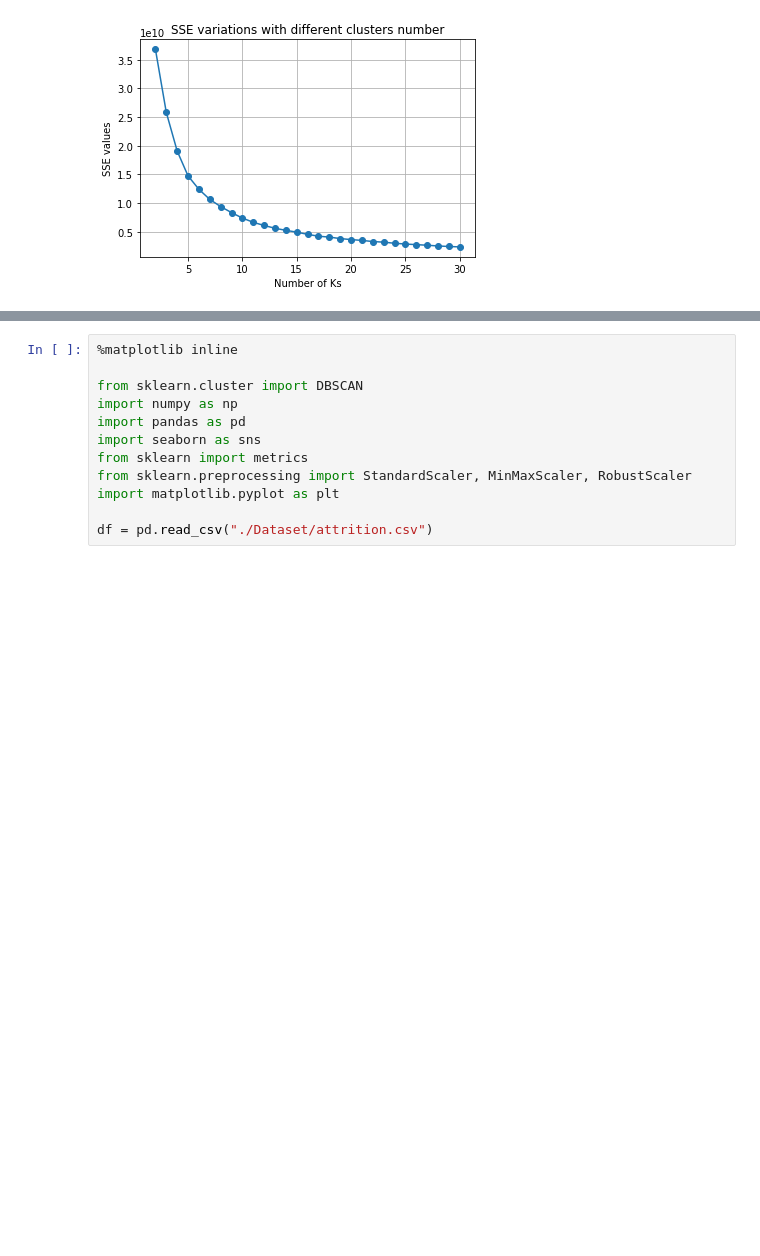
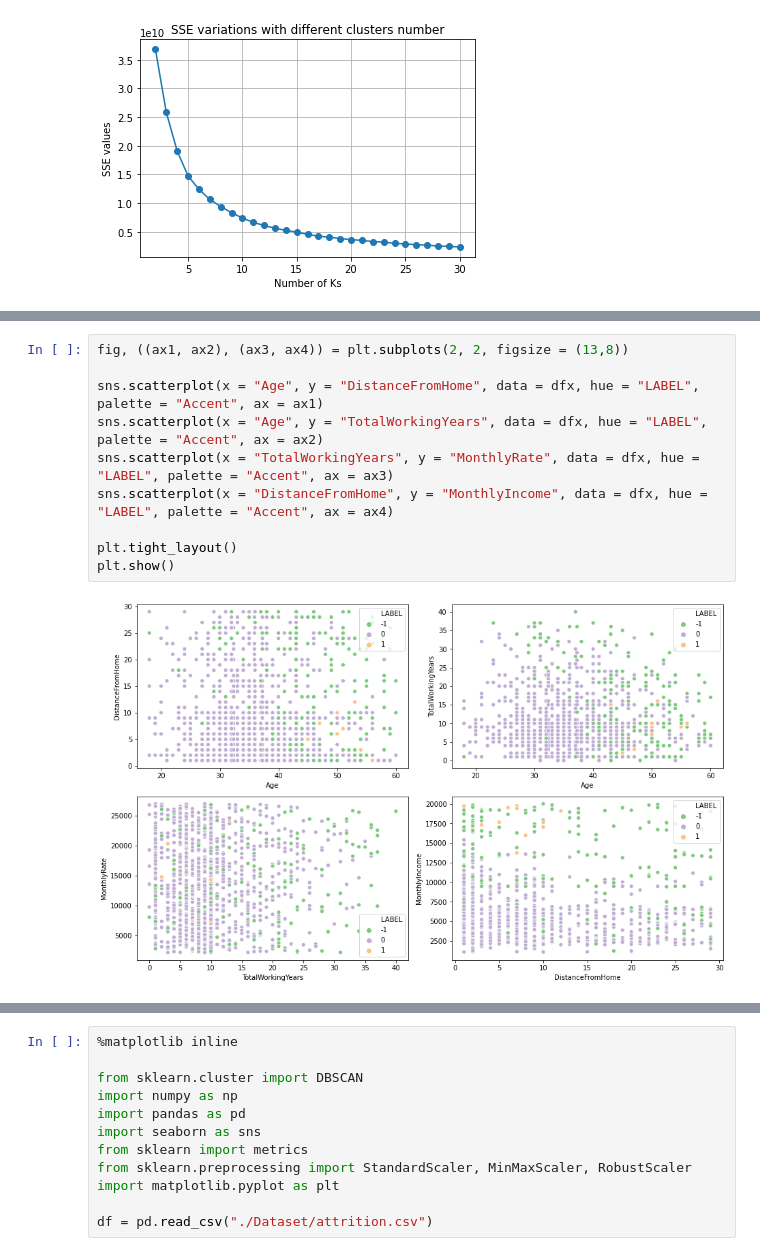
Before and after one commit to samucucchi/DataMining-1, a Jupyter notebook: DataClustering-attrition.ipynb, the cells around one changed output, grey strips where cells are left out. Cells and saved outputs as stored; diff of their text form; blank space fills up the shorter version.

```diff
--- a/DataClustering-attrition.ipynb
+++ b/DataClustering-attrition.ipynb
@@ -71,0 +268,12 @@ plt.show()
+# %%
+fig, ((ax1, ax2), (ax3, ax4)) = plt.subplots(2, 2, figsize = (13,8))
+
+sns.scatterplot(x = "Age", y = "DistanceFromHome", data = dfx, hue = "LABEL", palette = "Accent", ax = ax1)
+sns.scatterplot(x = "Age", y = "TotalWorkingYears", data = dfx, hue = "LABEL", palette = "Accent", ax = ax2)
+sns.scatterplot(x = "TotalWorkingYears", y = "MonthlyRate", data = dfx, hue = "LABEL", palette = "Accent", ax = ax3)
+sns.scatterplot(x = "DistanceFromHome", y = "MonthlyIncome", data = dfx, hue = "LABEL", palette = "Accent", ax = ax4)
+
+plt.tight_layout()
+plt.show()
+# %% [output]
+[figure, added]
```
Also changed, not shown: parts of 16 cells of this notebook, 3 other files.
